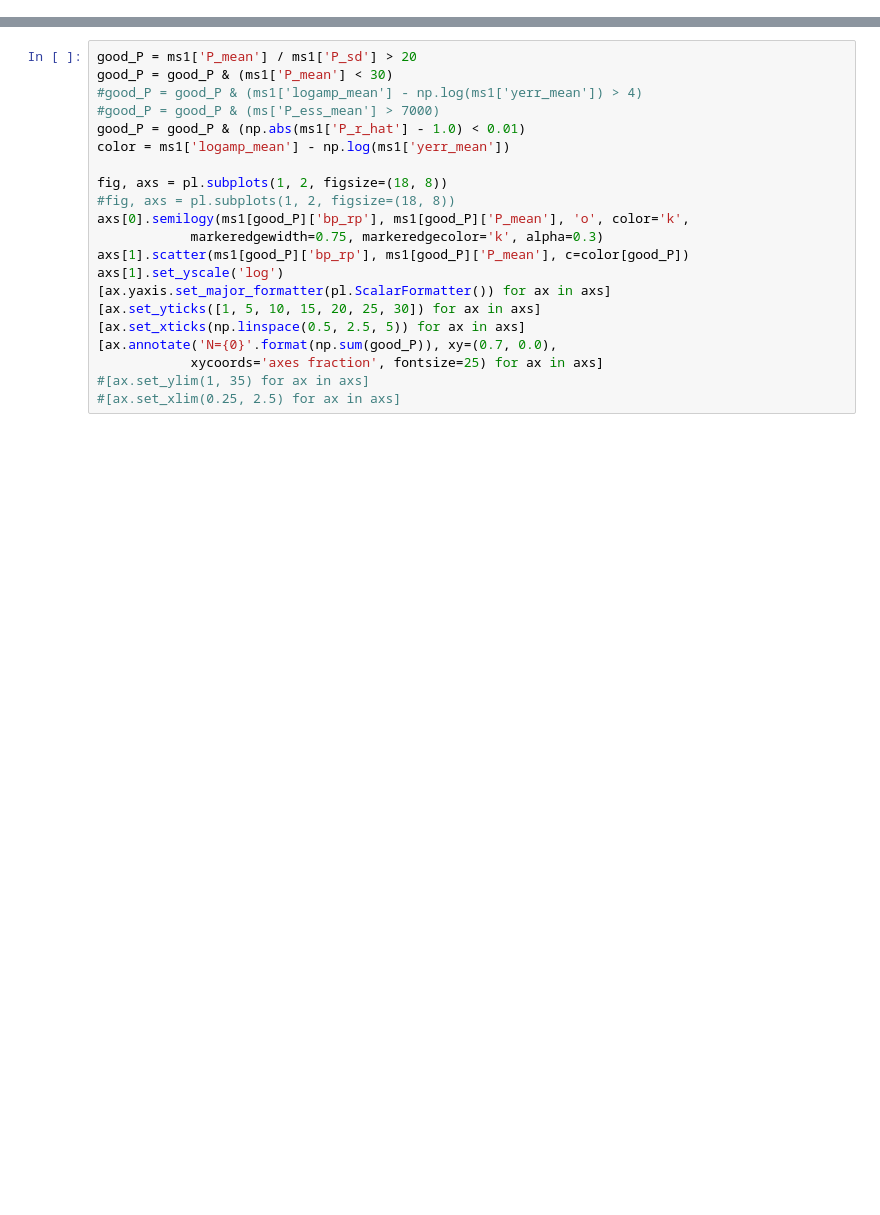
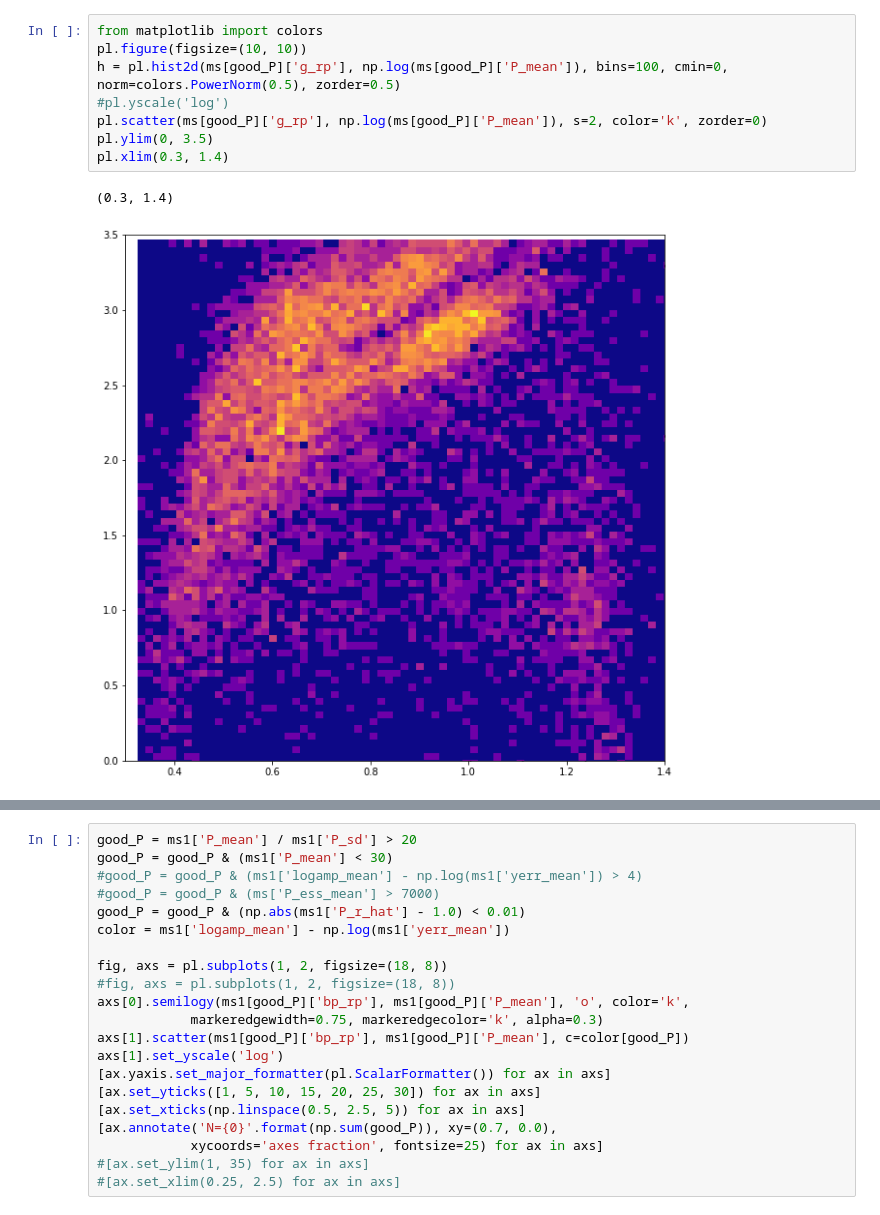
Before and after one commit to tagordon/k2rot_v2, a Jupyter notebook: analysis/reduce.ipynb, the cells around one changed output, grey strips where cells are left out. Saved outputs shown, nothing was run; the diff lists cells and outputs as text; blank space fills up the shorter version.

```diff
--- a/analysis/reduce.ipynb
+++ b/analysis/reduce.ipynb
@@ -106,0 +110,11 @@ axs[2, 1].set_xlim(0.5, 4.5)
+# %%
+from matplotlib import colors
+pl.figure(figsize=(10, 10))
+h = pl.hist2d(ms[good_P]['g_rp'], np.log(ms[good_P]['P_mean']), bins=100, cmin=0, norm=colors.PowerNorm(0.5), zorder=0.5)
+#pl.yscale('log')
+pl.scatter(ms[good_P]['g_rp'], np.log(ms[good_P]['P_mean']), s=2, color='k', zorder=0)
+pl.ylim(0, 3.5)
+pl.xlim(0.3, 1.4)
+# %% [output]
+(0.3, 1.4)
+[figure, added]
```
Also changed, not shown: parts of 18 cells of this notebook, 19 other files.
